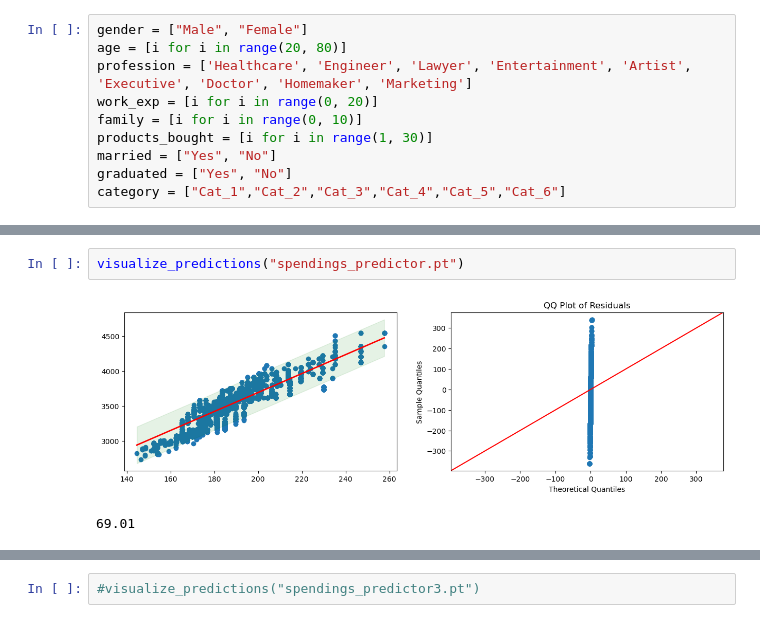
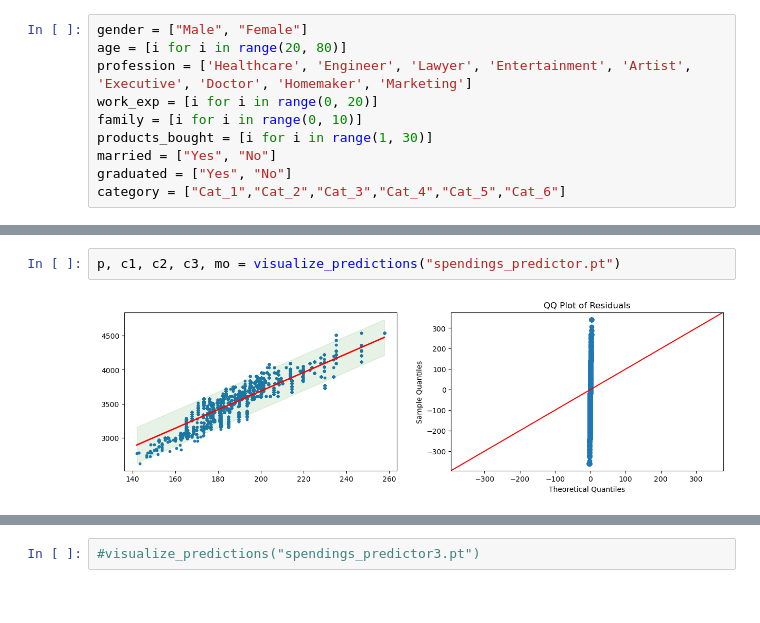
Before and after one commit to norm4nn/Snus-Solutions, a Jupyter notebook: tests.ipynb, the cells around one changed output, grey strips where cells are left out. Cells and saved outputs as stored; diff of their text form.

```diff
--- a/tests.ipynb
+++ b/tests.ipynb
@@ -95,5 +104,4 @@ def visualize_predictions(model_path):
-# %%
-visualize_predictions("spendings_predictor.pt")
-# %% [output]
-[figure, removed]
-69.01
+# %%
+p, c1, c2, c3, mo = visualize_predictions("spendings_predictor.pt")
+# %% [output]
+[figure, added]
```
Also changed, not shown: parts of 6 cells of this notebook.
